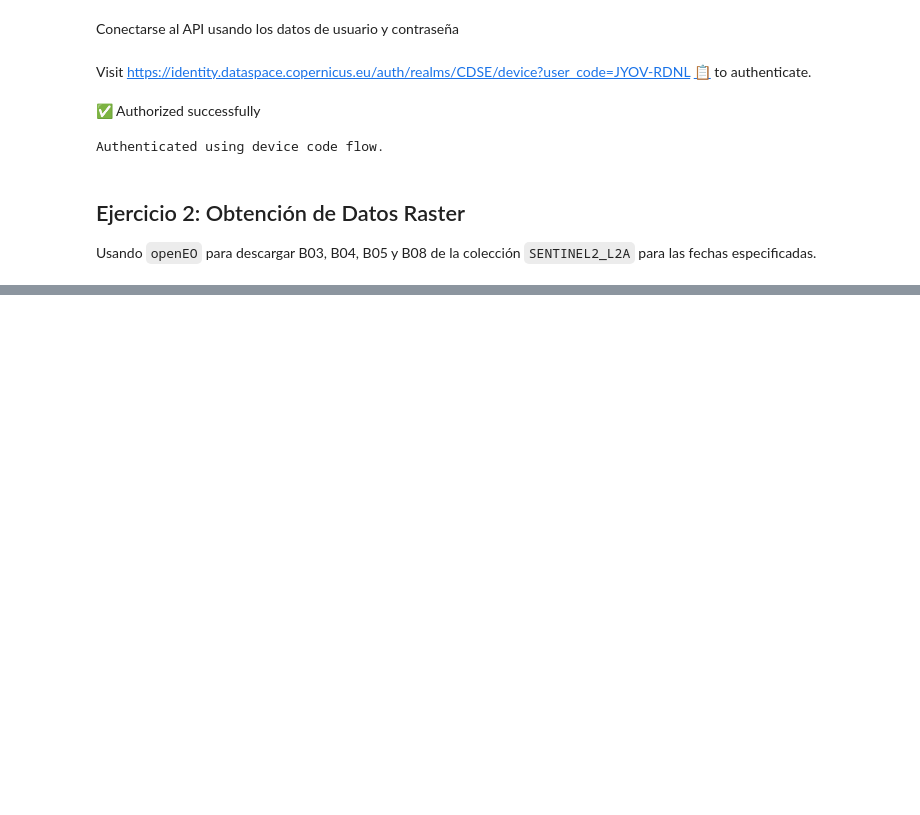
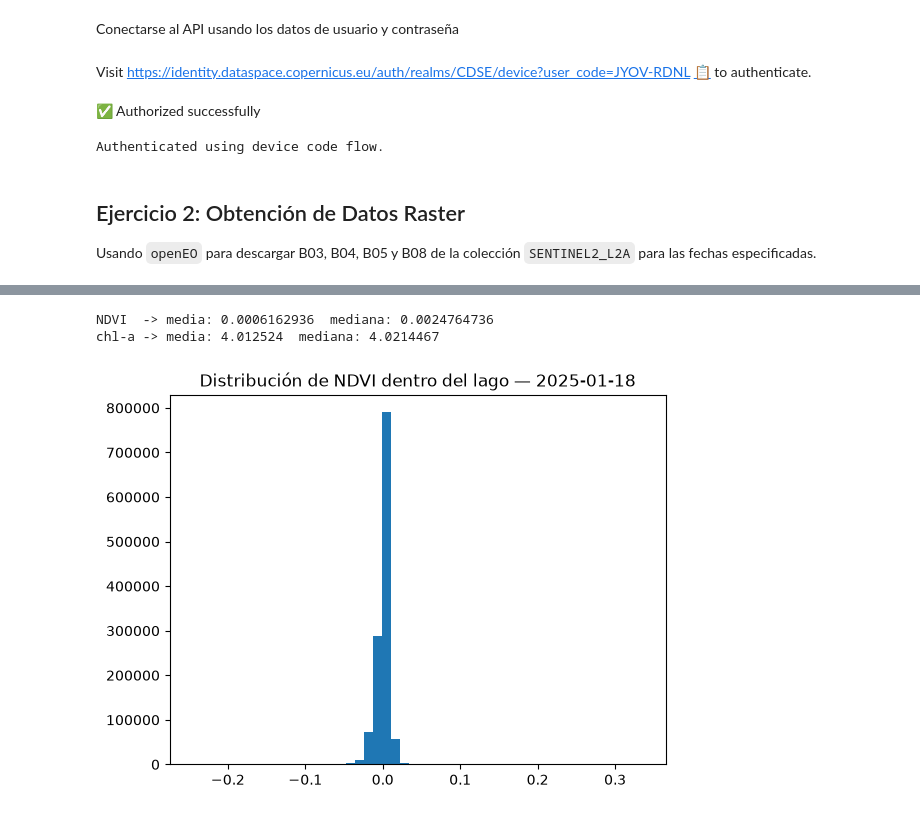
Before and after one commit to Albu231311/Lab4-DS, a Jupyter notebook: laboratorio4.ipynb, the cells around one changed output, grey strips where cells are left out. Drawn from its saved outputs; the diff is of its cells as text; code cells hidden in the pictures; blank space fills up the shorter version.

```diff
--- a/laboratorio4.ipynb
+++ b/laboratorio4.ipynb
@@ -86,0 +267,14 @@ OK: data/atitlan_2025-01-18.tif
+# %%
+ndvi_agua = idx["ndvi"][idx["mascara_agua"]]
+chl_agua = idx["chl"][idx["mascara_agua"]]
+
+print("NDVI  -> media:", np.nanmean(ndvi_agua), " mediana:", np.nanmedian(ndvi_agua))
+print("chl-a -> media:", np.nanmean(chl_agua), " mediana:", np.nanmedian(chl_agua))
+
+plt.hist(ndvi_agua, bins=50)
+plt.title("Distribución de NDVI dentro del lago — 2025-01-18")
+plt.show()
+# %% [output]
+NDVI  -> media: 0.0006162936  mediana: 0.0024764736
+chl-a -> media: 4.012524  mediana: 4.0214467
+[figure, added]
```
Also changed, not shown: parts of 8 cells of this notebook.
